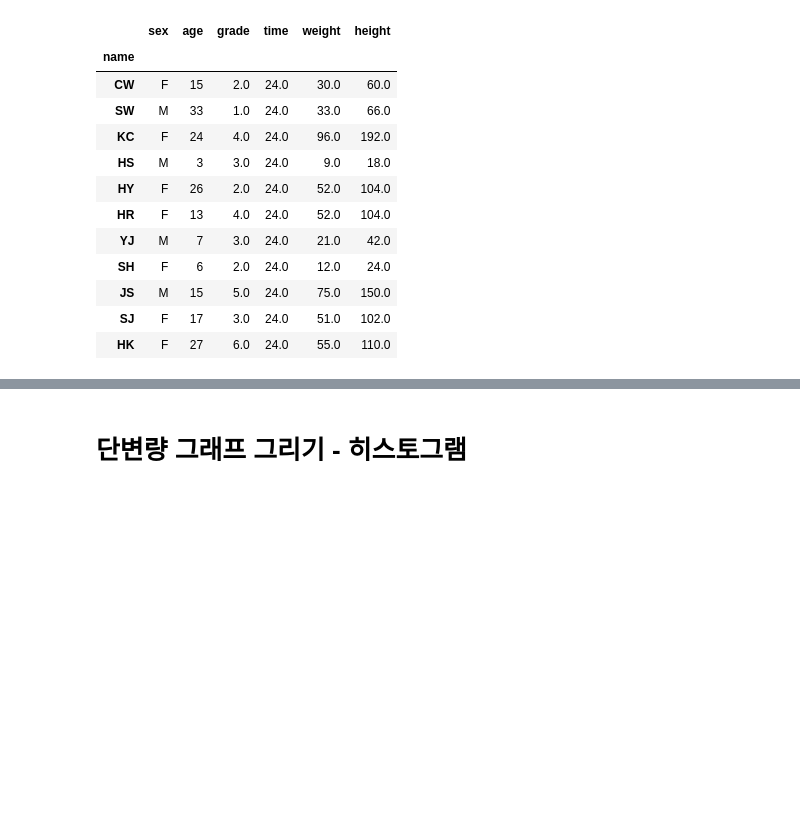
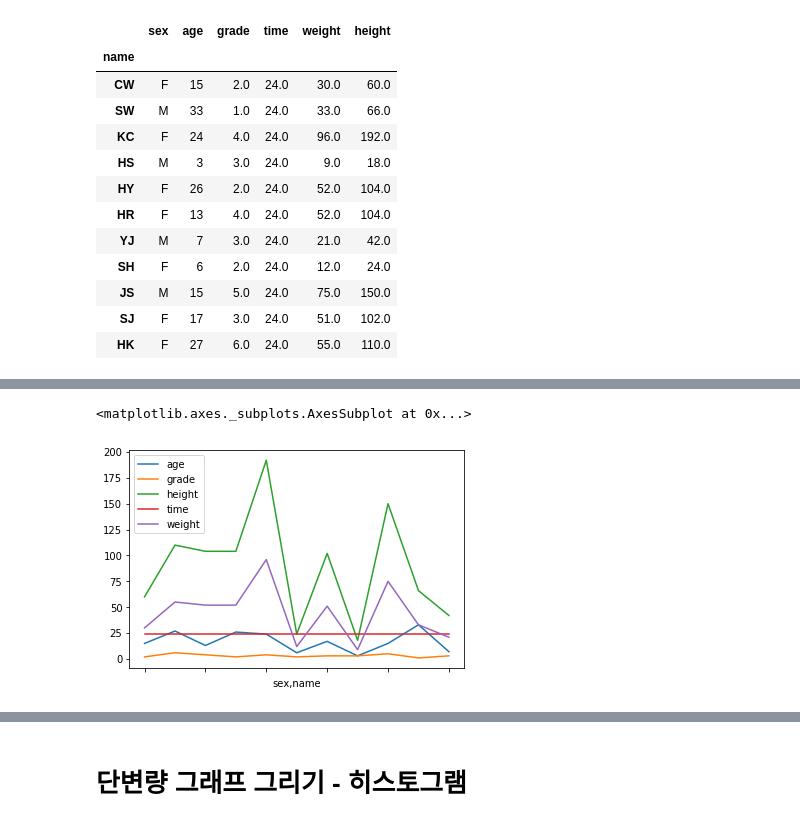
Before and after one commit to chelseashin/Do-it-Pandas-master, a Jupyter notebook: notebook/04_practice.ipynb, the cells around one changed output, grey strips where cells are left out. Drawn from its saved outputs; the diff is of its cells as text; code cells hidden in the pictures; blank space fills up the shorter version.

```diff
--- a/notebook/04_practice.ipynb
+++ b/notebook/04_practice.ipynb
@@ -1129,0 +1157,3 @@ df_missing = df.fillna('missing')
+# %%
+new = pd.pivot_table(students, index=['sex', 'name'])
+new
@@ -1129,0 +1174,5 @@ df_missing = df.fillna('missing')
+# %%
+new.plot()
+# %% [output]
+<matplotlib.axes._subplots.AxesSubplot at 0x...>
+[figure, added]
```
Also changed, not shown: parts of 49 cells of this notebook, 1 other file.
